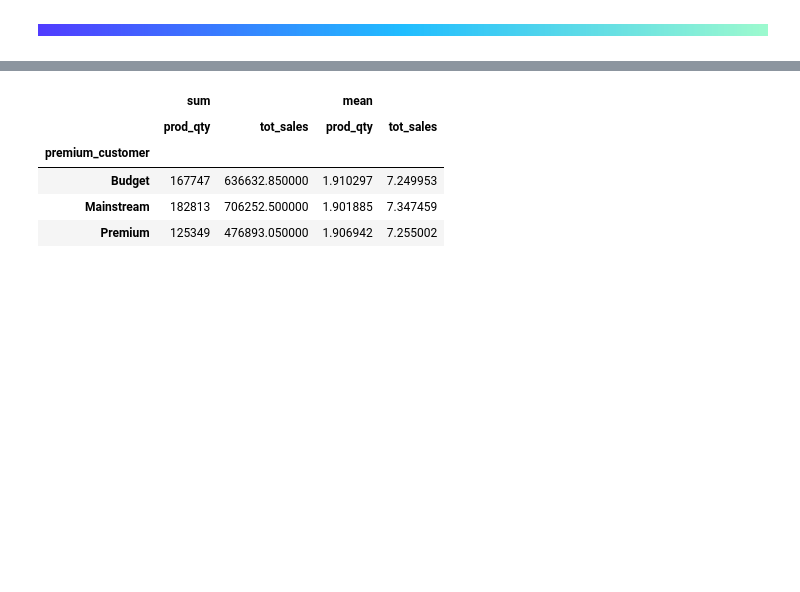
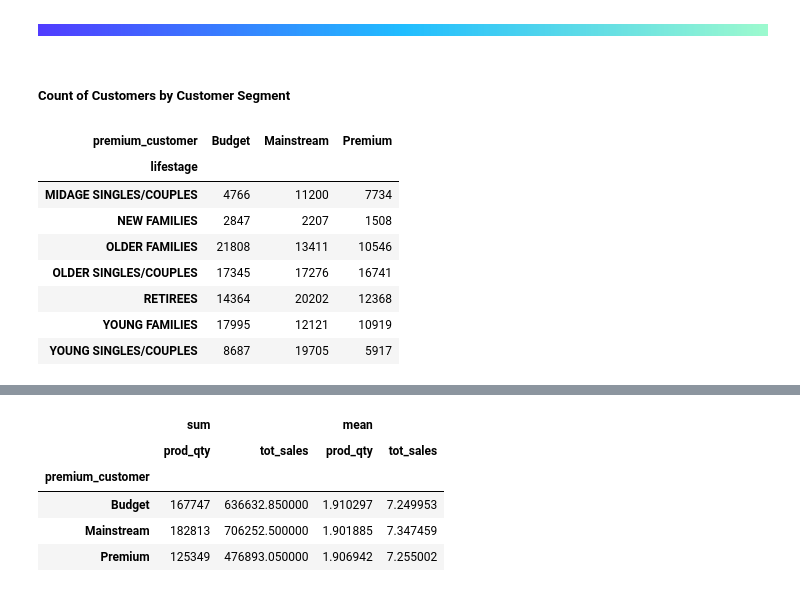
Before and after one commit to frantzalexander/Internship-Quantium, a Jupyter notebook: Exploratory Analysis.ipynb, the cells around one changed output, grey strips where cells are left out. Saved outputs shown, nothing was run; the diff lists cells and outputs as text; code cells hidden in the pictures; blank space fills up the shorter version.

Commit message:
added metricts in customer segment analysis

```diff
--- a/Exploratory Analysis.ipynb
+++ b/Exploratory Analysis.ipynb
@@ -649,3 +647,22 @@ plt.title("Sales Revenue over Time");
 #### Customer Segmentation Analysis
 # %% [markdown]
 ![Lunada.png](attachment:44e38129-b892-4118-a356-6f6d2acd3b86.png)
+# %% [markdown]
+##### Count of Customers by Customer Segment
+# %%
+pd.crosstab(
+    index = df["lifestage"],
+    columns = df["premium_customer"],
+    values = df["tot_sales"],
+    aggfunc = "count"
+).style.background_gradient(cmap = "mako")
+# %% [output]
+| premium_customer | Budget | Mainstream | Premium |
+| lifestage |  |  |  |
+| MIDAGE SINGLES/COUPLES | 4766 | 11200 | 7734 |
+| NEW FAMILIES | 2847 | 2207 | 1508 |
+| OLDER FAMILIES | 21808 | 13411 | 10546 |
+| OLDER SINGLES/COUPLES | 17345 | 17276 | 16741 |
+| RETIREES | 14364 | 20202 | 12368 |
+| YOUNG FAMILIES | 17995 | 12121 | 10919 |
+| YOUNG SINGLES/COUPLES | 8687 | 19705 | 5917 |
```
Also changed, not shown: parts of 8 cells of this notebook.
